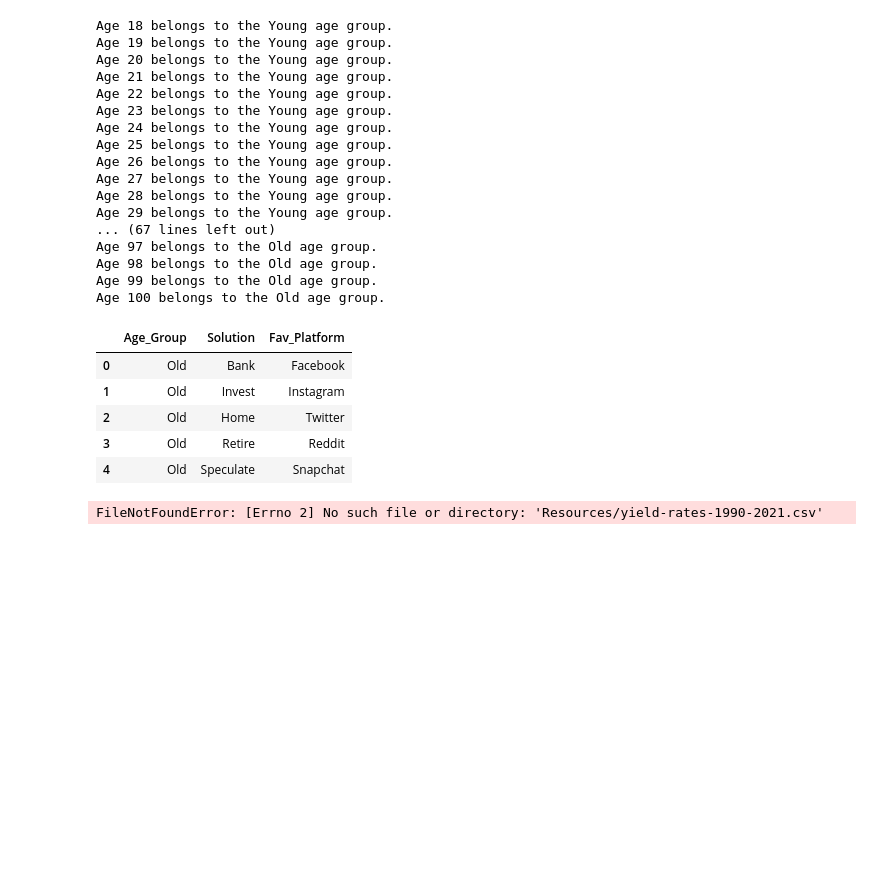
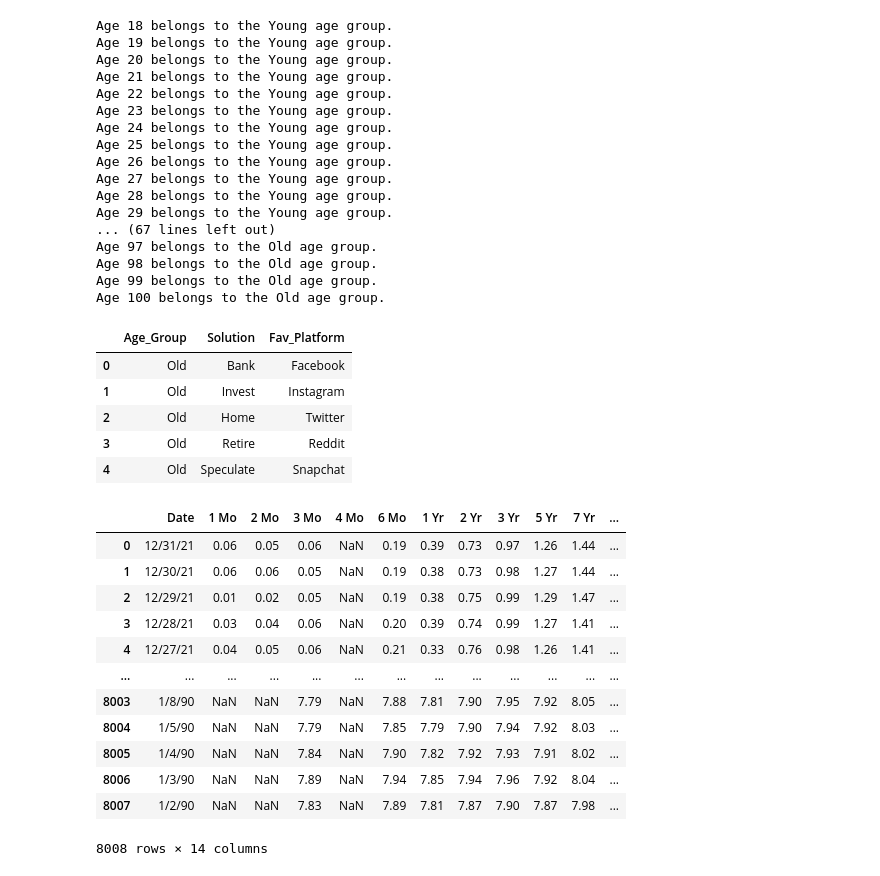
Before and after one commit to fintech-lex/finance-starterkit, a Jupyter notebook: FinWin.ipynb, the cells around one changed output. Saved outputs shown, nothing was run; the diff lists cells and outputs as text; code cells hidden in the pictures; blank space fills up the shorter version.

```diff
--- a/FinWin.ipynb
+++ b/FinWin.ipynb
@@ -111,8 +111,22 @@ df
 # %%
 # Setting the stage for next phase of Historical CSV Ingestion & Data Manipulation
 
 yield_file = Path('./Resources/yield-rates-1990-2021.csv')
 
-historic_yield = pd.read_csv(yield_file)
+yield_csv = pd.read_csv(yield_file)
+
+yield_csv
 # %% [output]
+|  | Date | 1 Mo | 2 Mo | 3 Mo | 4 Mo | 6 Mo | 1 Yr | 2 Yr | 3 Yr | 5 Yr | 7 Yr | ... |
+| 0 | 12/31/21 | 0.06 | 0.05 | 0.06 | NaN | 0.19 | 0.39 | 0.73 | 0.97 | 1.26 | 1.44 | ... |
+| 1 | 12/30/21 | 0.06 | 0.06 | 0.05 | NaN | 0.19 | 0.38 | 0.73 | 0.98 | 1.27 | 1.44 | ... |
+| 2 | 12/29/21 | 0.01 | 0.02 | 0.05 | NaN | 0.19 | 0.38 | 0.75 | 0.99 | 1.29 | 1.47 | ... |
+| 3 | 12/28/21 | 0.03 | 0.04 | 0.06 | NaN | 0.20 | 0.39 | 0.74 | 0.99 | 1.27 | 1.41 | ... |
+| 4 | 12/27/21 | 0.04 | 0.05 | 0.06 | NaN | 0.21 | 0.33 | 0.76 | 0.98 | 1.26 | 1.41 | ... |
+| ... | ... | ... | ... | ... | ... | ... | ... | ... | ... | ... | ... | ... |
+| 8003 | 1/8/90 | NaN | NaN | 7.79 | NaN | 7.88 | 7.81 | 7.90 | 7.95 | 7.92 | 8.05 | ... |
+| 8004 | 1/5/90 | NaN | NaN | 7.79 | NaN | 7.85 | 7.79 | 7.90 | 7.94 | 7.92 | 8.03 | ... |
+| 8005 | 1/4/90 | NaN | NaN | 7.84 | NaN | 7.90 | 7.82 | 7.92 | 7.93 | 7.91 | 8.02 | ... |
+| 8006 | 1/3/90 | NaN | NaN | 7.89 | NaN | 7.94 | 7.85 | 7.94 | 7.96 | 7.92 | 8.04 | ... |
+| 8007 | 1/2/90 | NaN | NaN | 7.83 | NaN | 7.89 | 7.81 | 7.87 | 7.90 | 7.87 | 7.98 | ... |
-FileNotFoundError: [Errno 2] No such file or directory: 'Resources/yield-rates-1990-2021.csv'
+8008 rows × 14 columns
```
Also changed, not shown: parts of 1 cell of this notebook.
